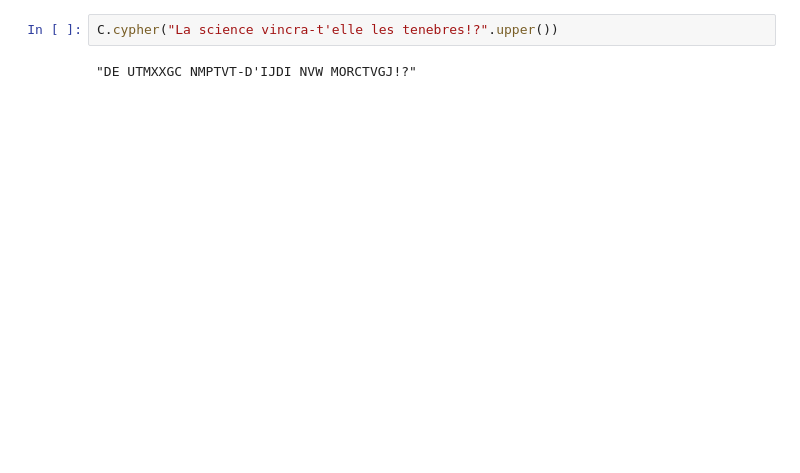
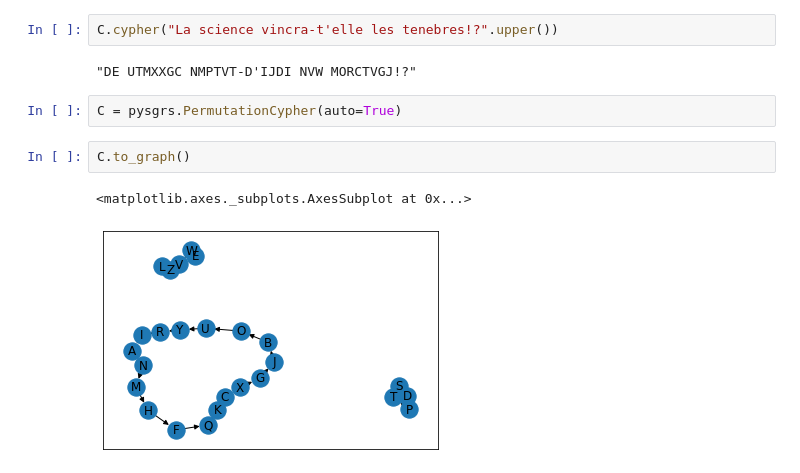
Before and after one commit to jlandercy/pysgrs, a Jupyter notebook: pysgrs/resources/notebooks/QuickStart.ipynb, the cells around one changed output. Cells and saved outputs as stored; diff of their text form; blank space fills up the shorter version.

Commit message:
Added Permutation Cypher

```diff
--- a/pysgrs/resources/notebooks/QuickStart.ipynb
+++ b/pysgrs/resources/notebooks/QuickStart.ipynb
@@ -298,3 +298,10 @@ C.to_graph("La science vincra-t'elle les tenebres!?".upper())
 C.cypher("La science vincra-t'elle les tenebres!?".upper())
 # %% [output]
 "DE UTMXXGC NMPTVT-D'IJDI NVW MORCTVGJ!?"
+# %%
+C = pysgrs.PermutationCypher(auto=True)
+# %%
+C.to_graph()
+# %% [output]
+<matplotlib.axes._subplots.AxesSubplot at 0x...>
+[figure, added]
```
Also changed, not shown: parts of 7 cells of this notebook, 3 other files.
